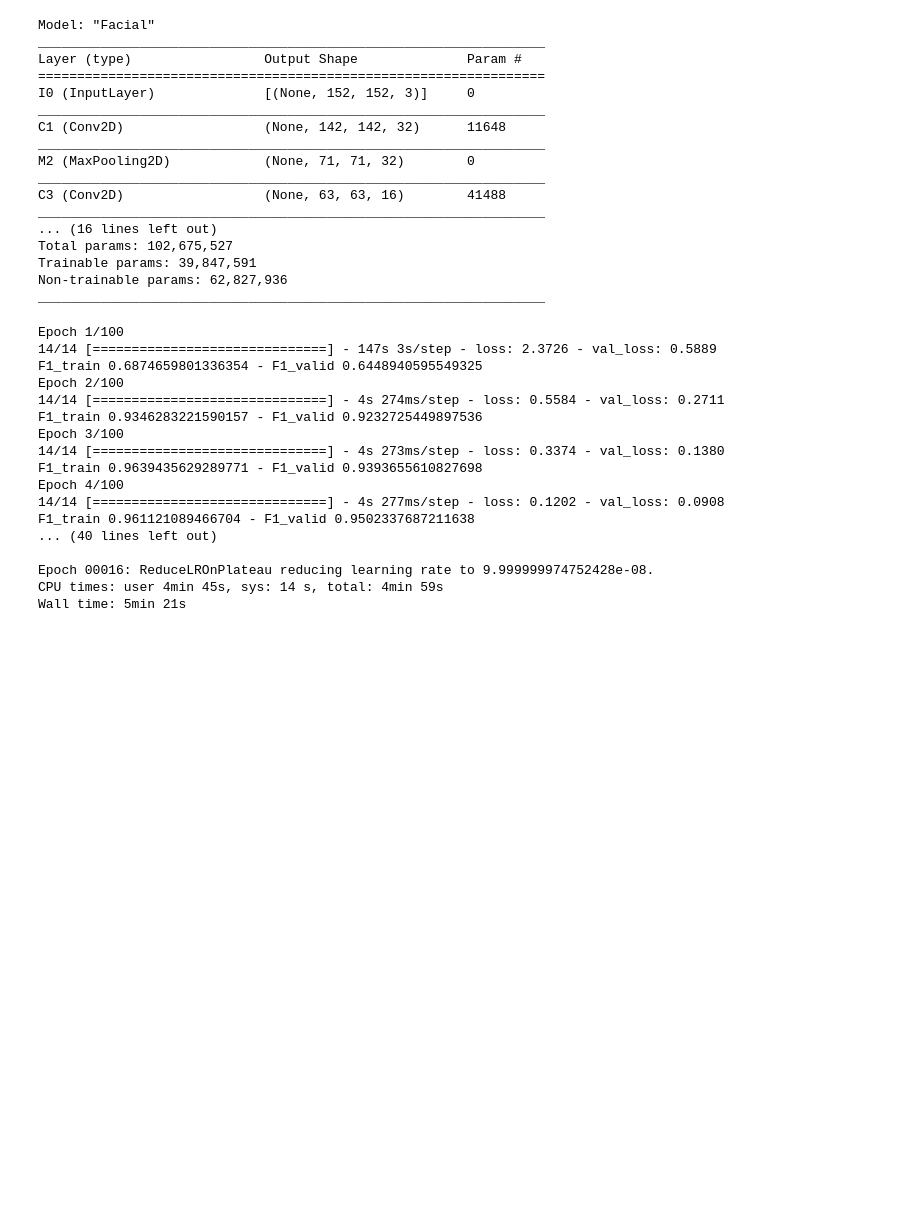
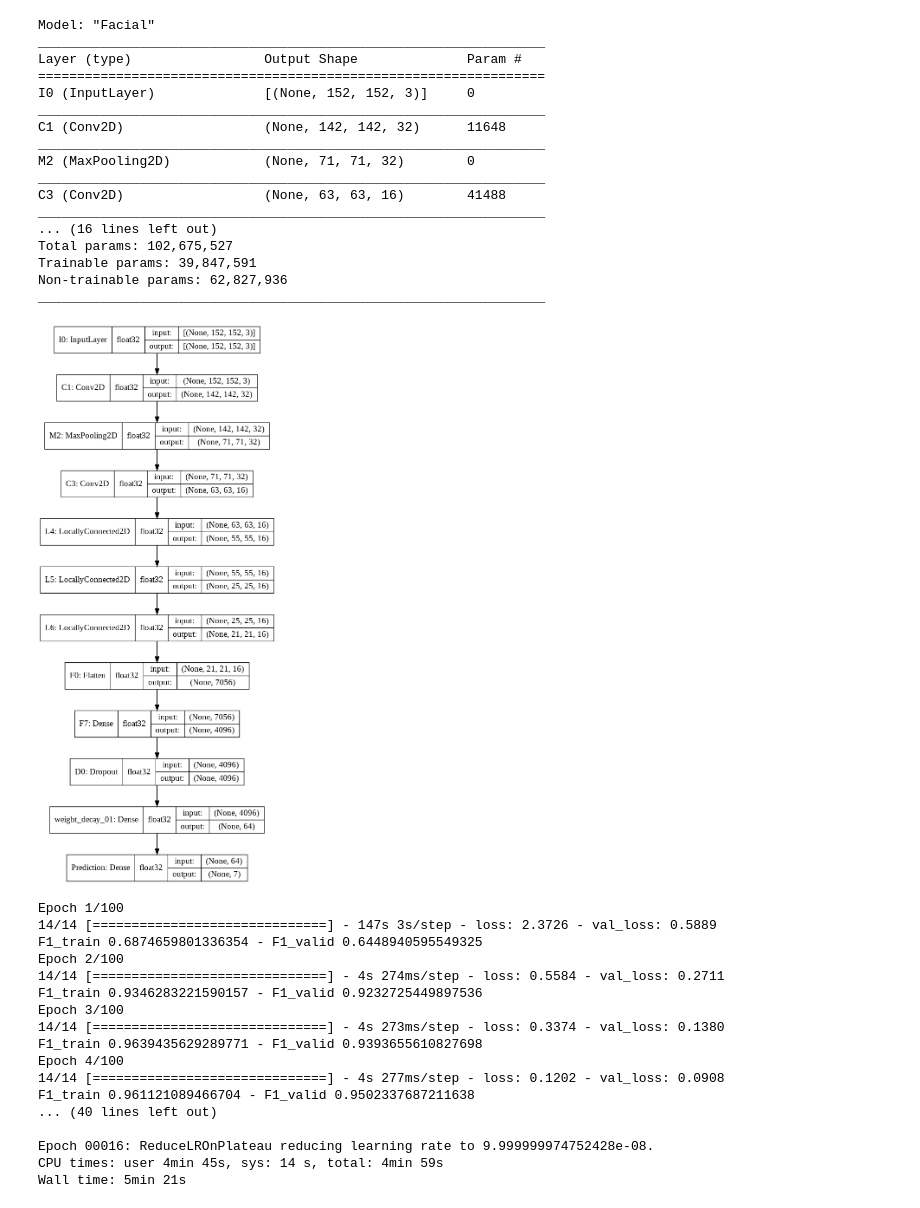
Before and after one commit to ChuztpahNDA/DO_AN, a Jupyter notebook: CKPLUS_dense64.ipynb, the cells around one changed output. Cells and saved outputs as stored; diff of their text form; code cells hidden in the pictures; blank space fills up the shorter version.

```diff
--- a/CKPLUS_dense64.ipynb
+++ b/CKPLUS_dense64.ipynb
@@ -196,6 +197,10 @@ Total params: 102,675,527
 Trainable params: 39,847,591
 Non-trainable params: 62,827,936
 _________________________________________________________________
+# %%
+plot_model(model, show_shapes=True, show_dtype=True, to_file="/content/drive/MyDrive/do an/img_model/CKPLUS_DENSE64.png")
+# %% [output]
+[figure, added]
 # %%
 class F1_score(Callback):
   def __init__(self, model, x_train, x_test, y_train, y_test, f1_logs={}):
```
Also changed, not shown: parts of 1 cell of this notebook.
